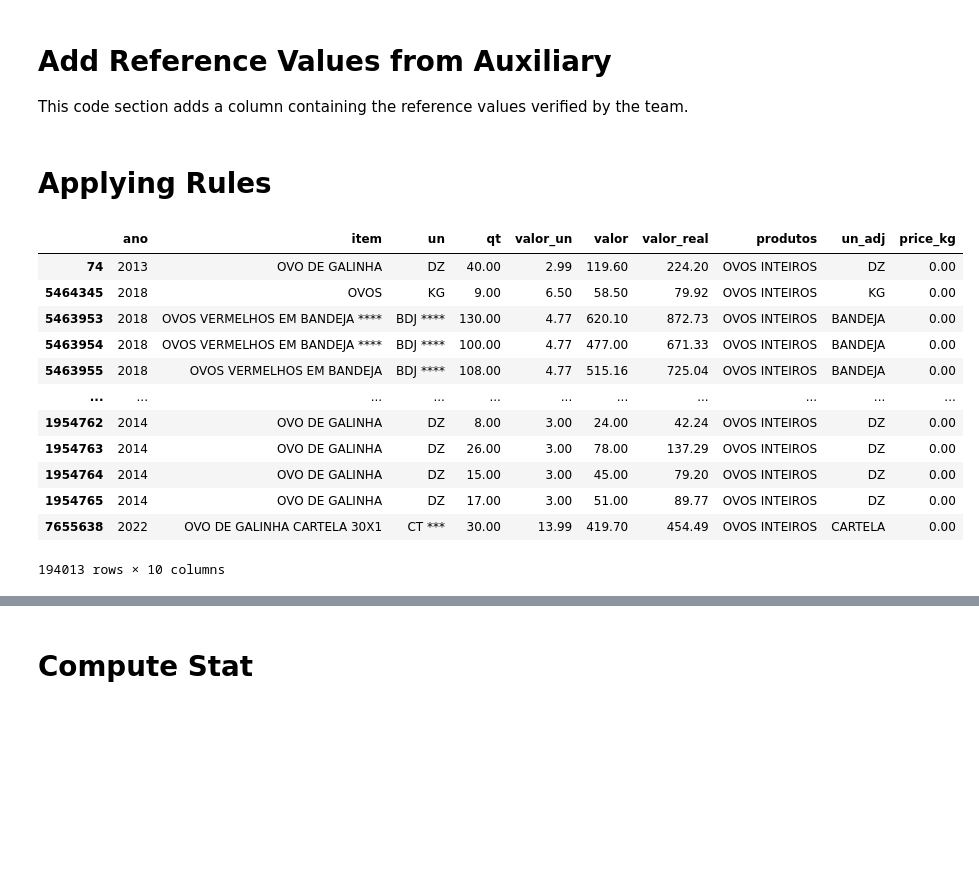
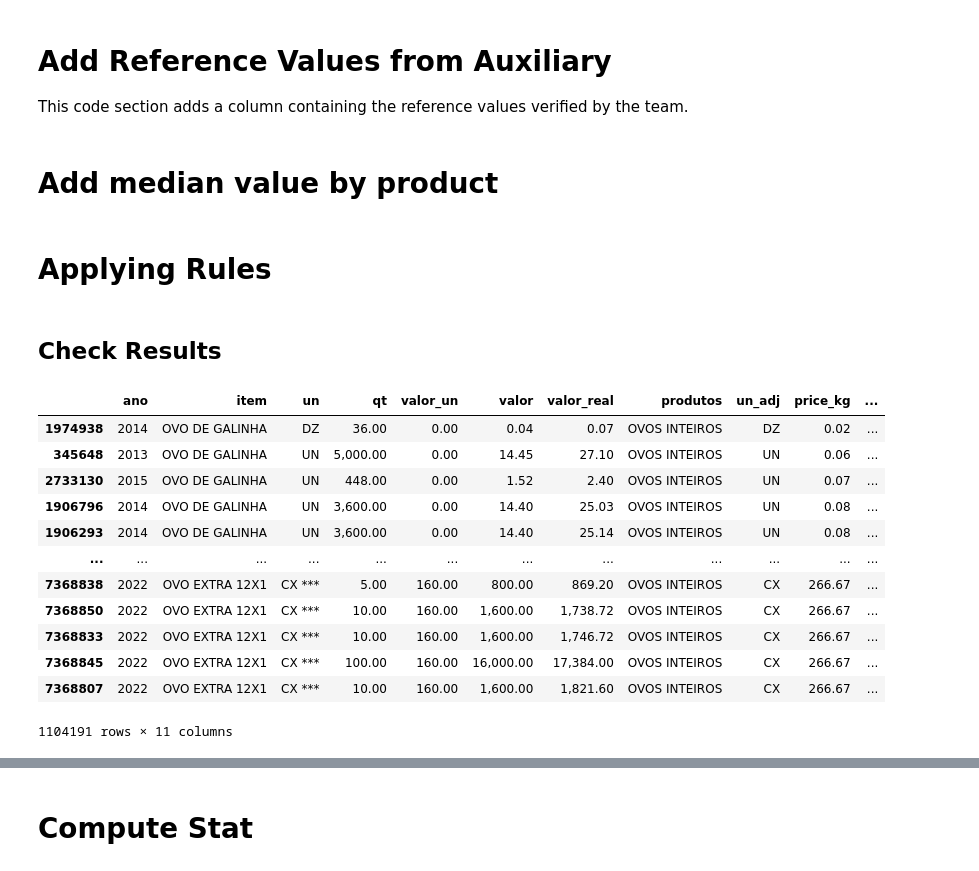
Before and after one commit to JailsonS/ics_data_cleaning, a Jupyter notebook: 02_convert_to_kg.ipynb, the cells around one changed output, grey strips where cells are left out. Saved outputs shown, nothing was run; the diff lists cells and outputs as text; code cells hidden in the pictures; blank space fills up the shorter version.

```diff
--- a/02_convert_to_kg.ipynb
+++ b/02_convert_to_kg.ipynb
@@ -211,0 +388,2 @@ for ref_name in ref_names:
+# %% [markdown]
+# Add median value by product
@@ -212,50 +421,52 @@ for ref_name in ref_names:
 # %% [markdown]
 # Applying Rules
 # %%
+
 # iterate over rules by products
 for k, v in rules.items():
+    # get rule dict
+    for rule in v:
+        filter_condition = rule['filter']
+        unit_kg_expression = rule['unit_kg']
+        price_kg_expression = rule['price_kg']
 
-	# get rule dict
-	for rule in v:
-		filter_condition = rule['filter']
-		unit_kg_expression = rule['unit_kg']
+        rule_version = rule['version']
+        rule_id = rule['id']
 
-		filtered_rows = df_dataset_beef_cls.query(filter_condition)
-		df_dataset_beef_cls.loc[filtered_rows.index, 'unit_kg'] = filtered_rows.eval(unit_kg_expression)
+        # filter rows based on the filter_condition
+        filtered_rows = df_dataset_beef_cls.query(filter_condition)
+
+        # Apply unit_kg expression, rule_id, price_kg expression, and rule_version
+        df_dataset_beef_cls.loc[filtered_rows.index, 'unit_kg'] = filtered_rows.eval(unit_kg_expression)
+        df_dataset_beef_cls.loc[filtered_rows.index, 'rule_id'] = rule_id
+        df_dataset_beef_cls.loc[filtered_rows.index, 'rule_version'] = rule_version
+        df_dataset_beef_cls.loc[filtered_rows.index, 'rule_apply'] = 1
+        df_dataset_beef_cls.loc[filtered_rows.index, 'price_kg'] = filtered_rows.eval(price_kg_expression)
 
 
-	# calculate price/kg
-	df_dataset_beef_cls.loc[
-		(df_dataset_beef_cls['codigo'] == int(k)) &
-		(df_dataset_beef_cls['unit_kg'] != 0),
-		'price_kg'
-	] = df_dataset_beef_cls['valor'].div(df_dataset_beef_cls['unit_kg'])
-
-
-
-# check if rule was applied
-df_dataset_beef_cls.loc[
-	df_dataset_beef_cls['unit_kg'] != 0,
-	'rule_apply'
-] = 1
+df_dataset_beef_cls.replace([np.inf, -np.inf], 0, inplace=True)
+records_apply_rule = df_dataset_beef_cls.query('unit_kg == 0')
+df_dataset_beef_cls.loc[records_apply_rule.index, 'rule_apply'] = 0
+# %% [markdown]
+## Check Results
 # %%
 df_dataset_beef_cls.loc[
 	(df_dataset_beef_cls['codigo'] == 41) &
-    (df_dataset_beef_cls['rule_apply'] == 0)
-][VIS_FIELDS + ['price_kg']].sort_values('price_kg', ascending=False)
+    (df_dataset_beef_cls['rule_apply'] == 1)
+][VIS_FIELDS + ['price_kg', 'rule_apply']].sort_values('price_kg', ascending=True)
 # %% [output]
-|  | ano | item | un | qt | valor_un | valor | valor_real | produtos | un_adj | price_kg |
-| 74 | 2013 | OVO DE GALINHA | DZ | 40.00 | 2.99 | 119.60 | 224.20 | OVOS INTEIROS | DZ | 0.00 |
-| 5464345 | 2018 | OVOS | KG | 9.00 | 6.50 | 58.50 | 79.92 | OVOS INTEIROS | KG | 0.00 |
-| 5463953 | 2018 | OVOS VERMELHOS EM BANDEJA **** | BDJ **** | 130.00 | 4.77 | 620.10 | 872.73 | OVOS INTEIROS | BANDEJA | 0.00 |
-| 5463954 | 2018 | OVOS VERMELHOS EM BANDEJA **** | BDJ **** | 100.00 | 4.77 | 477.00 | 671.33 | OVOS INTEIROS | BANDEJA | 0.00 |
-| 5463955 | 2018 | OVOS VERMELHOS EM BANDEJA | BDJ **** | 108.00 | 4.77 | 515.16 | 725.04 | OVOS INTEIROS | BANDEJA | 0.00 |
-| ... | ... | ... | ... | ... | ... | ... | ... | ... | ... | ... |
-| 1954762 | 2014 | OVO DE GALINHA | DZ | 8.00 | 3.00 | 24.00 | 42.24 | OVOS INTEIROS | DZ | 0.00 |
-| 1954763 | 2014 | OVO DE GALINHA | DZ | 26.00 | 3.00 | 78.00 | 137.29 | OVOS INTEIROS | DZ | 0.00 |
-| 1954764 | 2014 | OVO DE GALINHA | DZ | 15.00 | 3.00 | 45.00 | 79.20 | OVOS INTEIROS | DZ | 0.00 |
-| 1954765 | 2014 | OVO DE GALINHA | DZ | 17.00 | 3.00 | 51.00 | 89.77 | OVOS INTEIROS | DZ | 0.00 |
-| 7655638 | 2022 | OVO DE GALINHA CARTELA 30X1 | CT *** | 30.00 | 13.99 | 419.70 | 454.49 | OVOS INTEIROS | CARTELA | 0.00 |
+|  | ano | item | un | qt | valor_un | valor | valor_real | produtos | un_adj | price_kg | ... |
+| 1974938 | 2014 | OVO DE GALINHA | DZ | 36.00 | 0.00 | 0.04 | 0.07 | OVOS INTEIROS | DZ | 0.02 | ... |
+| 345648 | 2013 | OVO DE GALINHA | UN | 5,000.00 | 0.00 | 14.45 | 27.10 | OVOS INTEIROS | UN | 0.06 | ... |
+| 2733130 | 2015 | OVO DE GALINHA | UN | 448.00 | 0.00 | 1.52 | 2.40 | OVOS INTEIROS | UN | 0.07 | ... |
+| 1906796 | 2014 | OVO DE GALINHA | UN | 3,600.00 | 0.00 | 14.40 | 25.03 | OVOS INTEIROS | UN | 0.08 | ... |
+| 1906293 | 2014 | OVO DE GALINHA | UN | 3,600.00 | 0.00 | 14.40 | 25.14 | OVOS INTEIROS | UN | 0.08 | ... |
+| ... | ... | ... | ... | ... | ... | ... | ... | ... | ... | ... | ... |
+| 7368838 | 2022 | OVO EXTRA 12X1 | CX *** | 5.00 | 160.00 | 800.00 | 869.20 | OVOS INTEIROS | CX | 266.67 | ... |
+| 7368850 | 2022 | OVO EXTRA 12X1 | CX *** | 10.00 | 160.00 | 1,600.00 | 1,738.72 | OVOS INTEIROS | CX | 266.67 | ... |
+| 7368833 | 2022 | OVO EXTRA 12X1 | CX *** | 10.00 | 160.00 | 1,600.00 | 1,746.72 | OVOS INTEIROS | CX | 266.67 | ... |
+| 7368845 | 2022 | OVO EXTRA 12X1 | CX *** | 100.00 | 160.00 | 16,000.00 | 17,384.00 | OVOS INTEIROS | CX | 266.67 | ... |
+| 7368807 | 2022 | OVO EXTRA 12X1 | CX *** | 10.00 | 160.00 | 1,600.00 | 1,821.60 | OVOS INTEIROS | CX | 266.67 | ... |
-194013 rows × 10 columns
+1104191 rows × 11 columns
 # %%
 sns.boxenplot(data=df_dataset_beef_cls.loc[
```
Also changed, not shown: parts of 22 cells of this notebook.
